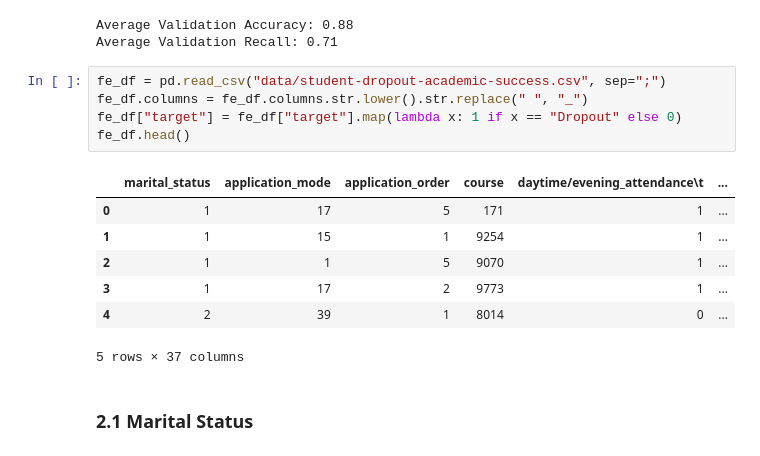
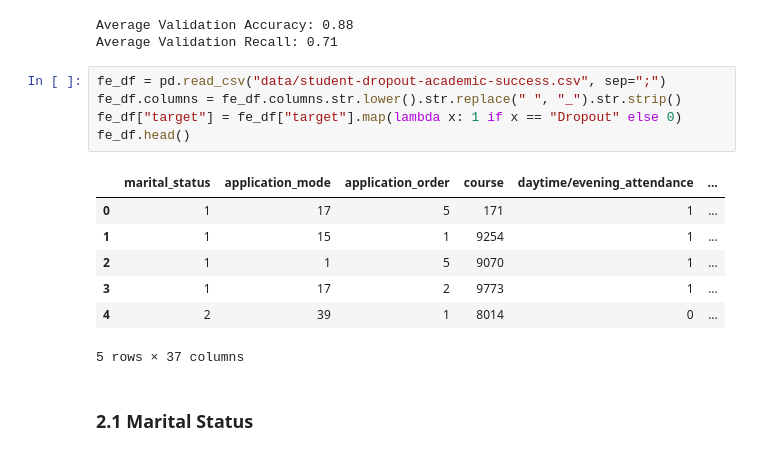
Before and after one commit to AndreJacobsPy/ai-academy-capstone, a Jupyter notebook: data_prep.ipynb, the cells around one changed output. Cells and saved outputs as stored; diff of their text form.

```diff
--- a/data_prep.ipynb
+++ b/data_prep.ipynb
@@ -445,11 +445,11 @@ Average Validation Accuracy: 0.88
 Average Validation Recall: 0.71
 # %%
 fe_df = pd.read_csv("data/student-dropout-academic-success.csv", sep=";")
-fe_df.columns = fe_df.columns.str.lower().str.replace(" ", "_")
+fe_df.columns = fe_df.columns.str.lower().str.replace(" ", "_").str.strip()
 fe_df["target"] = fe_df["target"].map(lambda x: 1 if x == "Dropout" else 0)
 fe_df.head()
 # %% [output]
-|  | marital_status | application_mode | application_order | course | daytime/evening_attendance\t | ... |
+|  | marital_status | application_mode | application_order | course | daytime/evening_attendance | ... |
 | 0 | 1 | 17 | 5 | 171 | 1 | ... |
 | 1 | 1 | 15 | 1 | 9254 | 1 | ... |
 | 2 | 1 | 1 | 5 | 9070 | 1 | ... |
```
Also changed, not shown: parts of 15 cells of this notebook.
